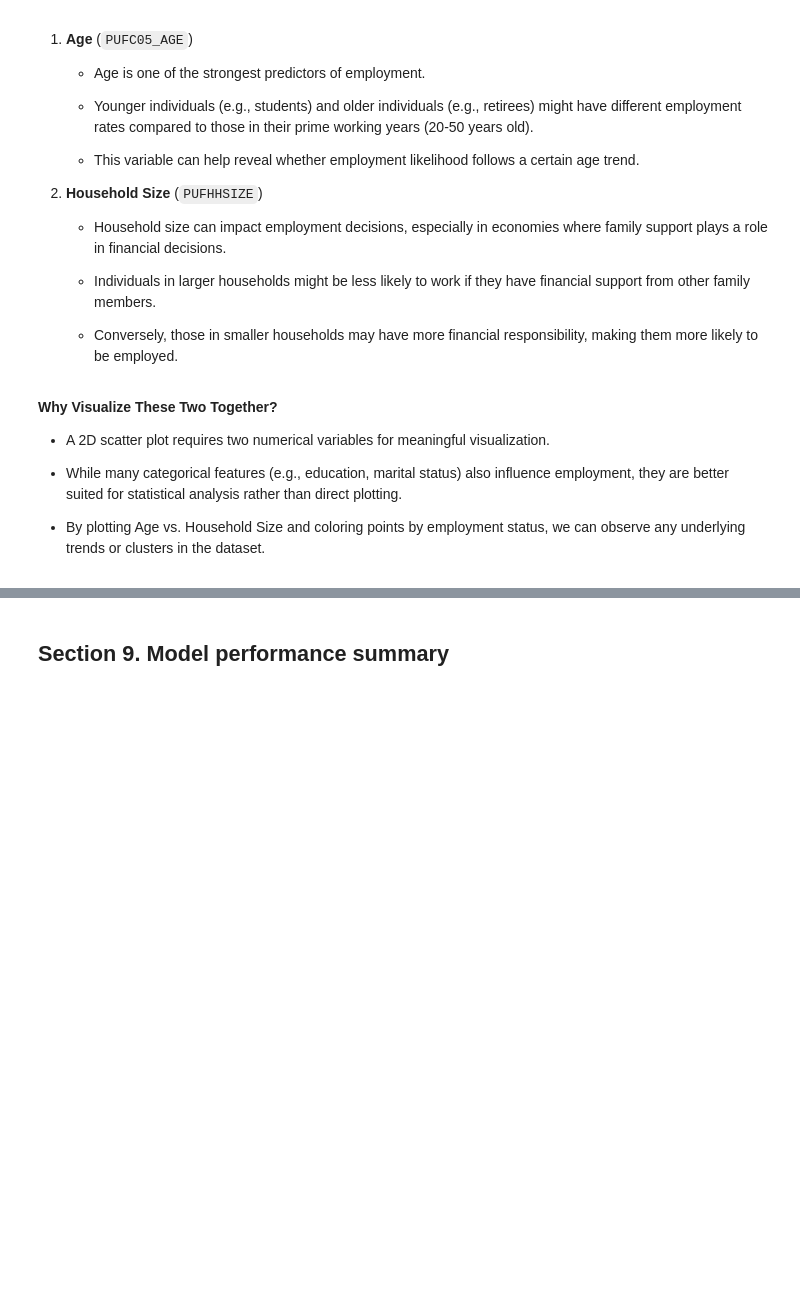
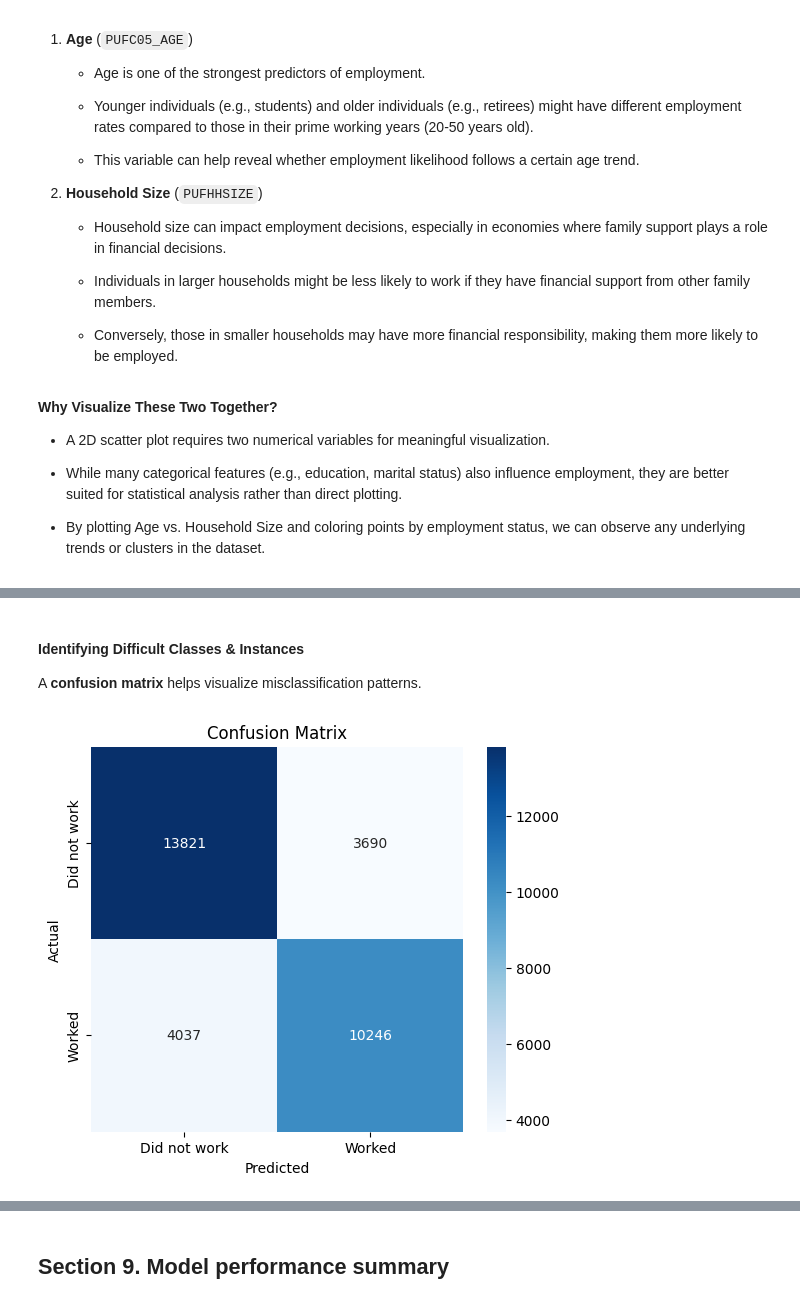
Before and after one commit to MatthewHeinz/STINTSY_MCO1, a Jupyter notebook: MCO1.ipynb, the cells around one changed output, grey strips where cells are left out. Drawn from its saved outputs; the diff is of its cells as text; code cells hidden in the pictures; blank space fills up the shorter version.

```diff
--- a/MCO1.ipynb
+++ b/MCO1.ipynb
@@ -727,0 +748,22 @@ The Age vs. Household Size scatter plot was chosen because these two features ar
+# %% [markdown]
+#### **Identifying Difficult Classes & Instances**
+A **confusion matrix** helps visualize misclassification patterns.
+# %%
+import matplotlib.pyplot as plt
+import seaborn as sns
+from sklearn.metrics import confusion_matrix
+import numpy as np
+
+# Compute confusion matrix
+y_pred = model.predict(X_test)
+cm = confusion_matrix(y_test, y_pred)
+
+# Plot confusion matrix
+plt.figure(figsize=(6,5))
+sns.heatmap(cm, annot=True, fmt='d', cmap='Blues', xticklabels=["Did not work", "Worked"], yticklabels=["Did not work", "Worked"])
+plt.xlabel("Predicted")
+plt.ylabel("Actual")
+plt.title("Confusion Matrix")
+plt.show()
+# %% [output]
+[figure, added]
```
Also changed, not shown: parts of 11 cells of this notebook.
